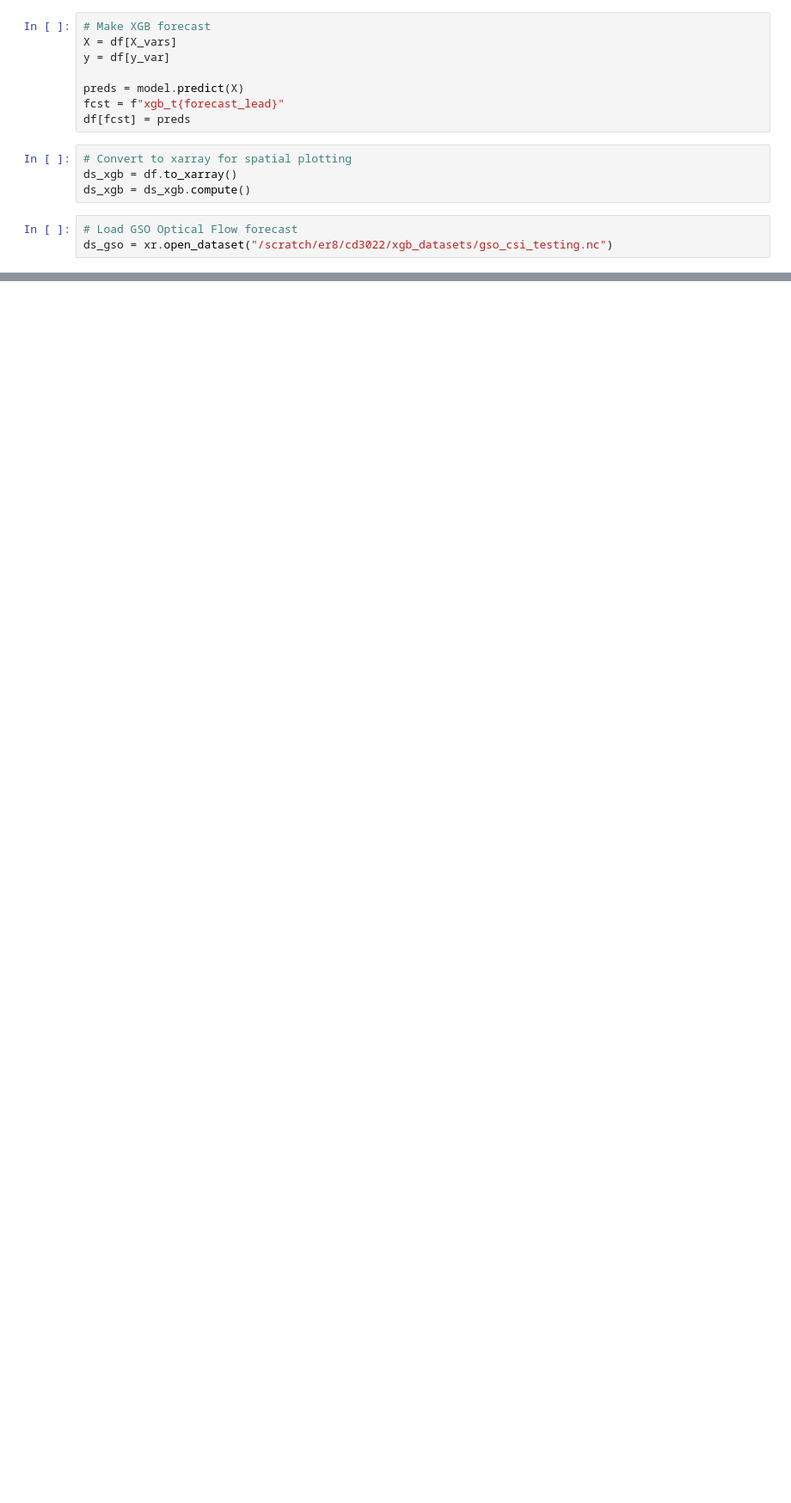
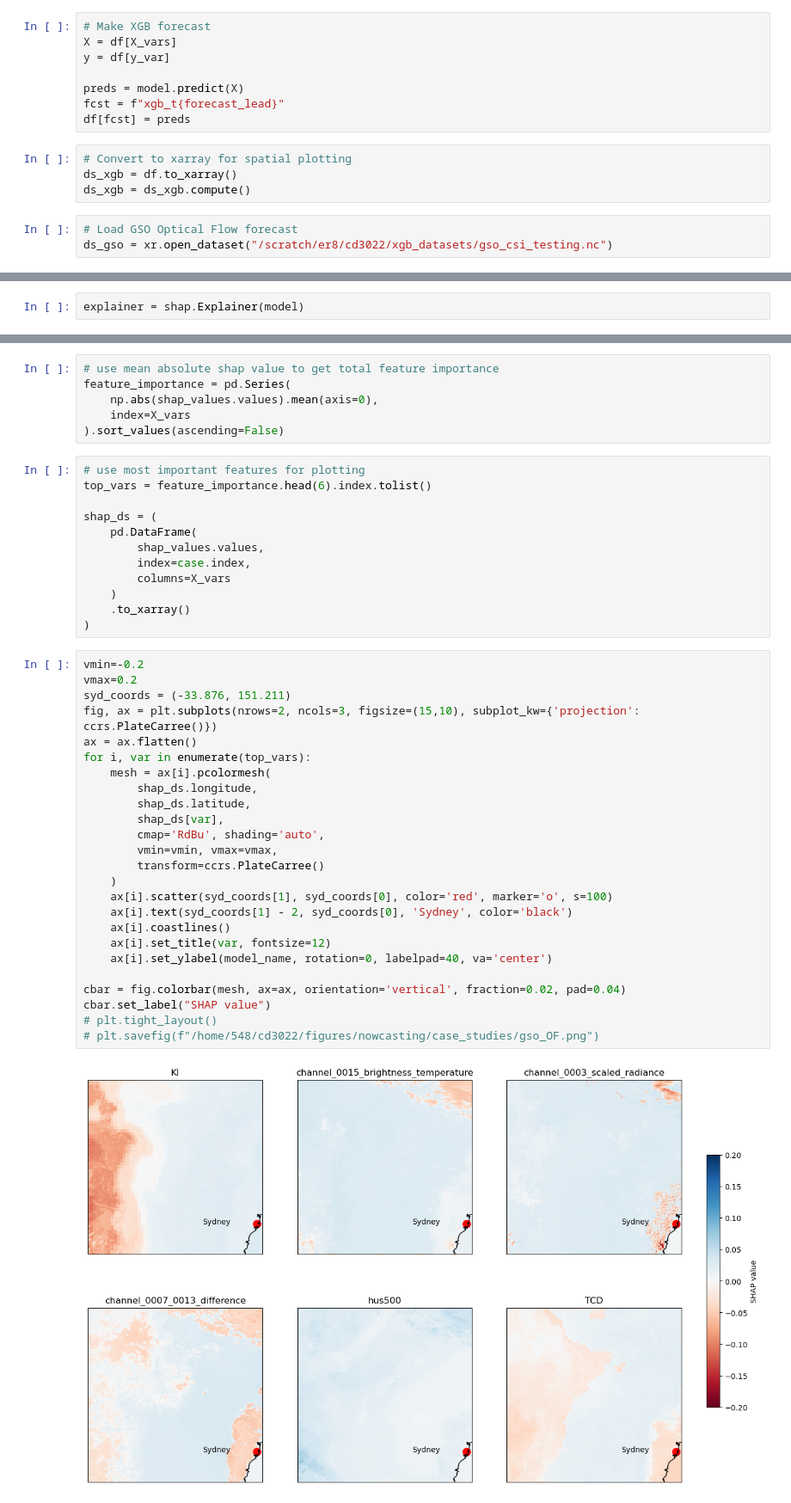
Before and after one commit to cdoedens/solar-nowcast, a Jupyter notebook: mouse/05_spatial-analysis.ipynb, the cells around one changed output, grey strips where cells are left out. Shown at 86% size. Cells and saved outputs as stored; diff of their text form; blank space fills up the shorter version.

```diff
--- a/mouse/05_spatial-analysis.ipynb
+++ b/mouse/05_spatial-analysis.ipynb
@@ -243,0 +214,2 @@ plt.tight_layout(rect=[0.02, 0, 1, 1])
+# %%
+explainer = shap.Explainer(model)
@@ -243,0 +219,45 @@ plt.tight_layout(rect=[0.02, 0, 1, 1])
+# %%
+# use mean absolute shap value to get total feature importance
+feature_importance = pd.Series(
+    np.abs(shap_values.values).mean(axis=0),
+    index=X_vars
+).sort_values(ascending=False)
+# %%
+# use most important features for plotting
+top_vars = feature_importance.head(6).index.tolist()
+
+shap_ds = (
+    pd.DataFrame(
+        shap_values.values,
+        index=case.index,
+        columns=X_vars
+    )
+    .to_xarray()
+)
+# %%
+vmin=-0.2
+vmax=0.2
+syd_coords = (-33.876, 151.211)
+fig, ax = plt.subplots(nrows=2, ncols=3, figsize=(15,10), subplot_kw={'projection': ccrs.PlateCarree()})
+ax = ax.flatten()
+for i, var in enumerate(top_vars):
+    mesh = ax[i].pcolormesh(
+        shap_ds.longitude,
+        shap_ds.latitude,
+        shap_ds[var],
+        cmap='RdBu', shading='auto',
+        vmin=vmin, vmax=vmax,
+        transform=ccrs.PlateCarree()
+    )
+    ax[i].scatter(syd_coords[1], syd_coords[0], color='red', marker='o', s=100)
+    ax[i].text(syd_coords[1] - 2, syd_coords[0], 'Sydney', color='black')
+    ax[i].coastlines()
+    ax[i].set_title(var, fontsize=12)
+    ax[i].set_ylabel(model_name, rotation=0, labelpad=40, va='center')
+
+cbar = fig.colorbar(mesh, ax=ax, orientation='vertical', fraction=0.02, pad=0.04)
+cbar.set_label("SHAP value")
+# plt.tight_layout()
+# plt.savefig(f"/home/548/cd3022/figures/nowcasting/case_studies/gso_OF.png")
+# %% [output]
+[figure, added]
```
Also changed, not shown: parts of 12 cells of this notebook.
